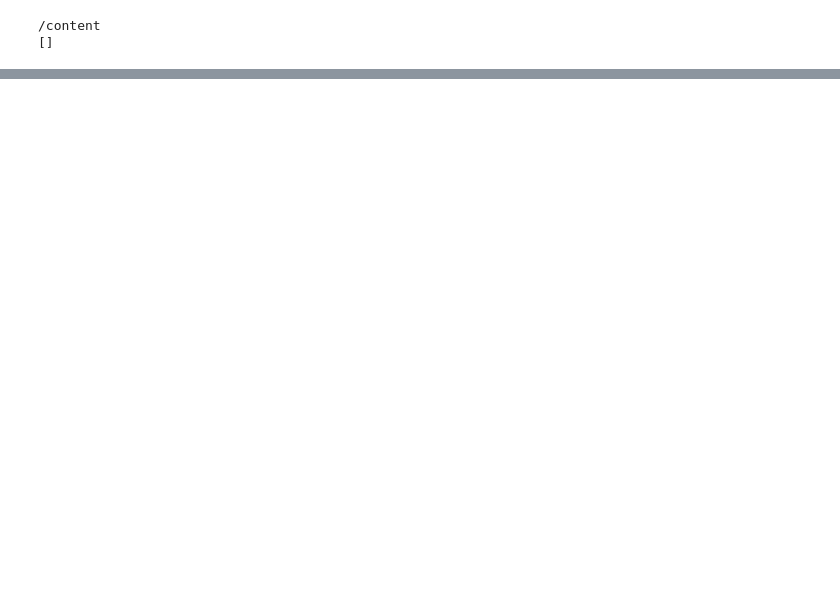
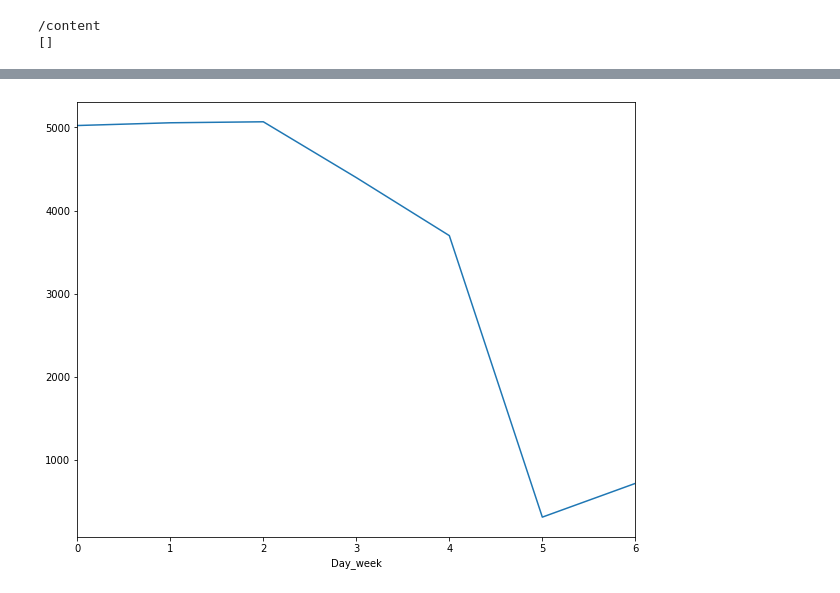
Before and after one commit to Aditya-11/Eron-Email-Analysis, a Jupyter notebook: python_project.ipynb, the cells around one changed output, grey strips where cells are left out. Cells and saved outputs as stored; diff of their text form; code cells hidden in the pictures; blank space fills up the shorter version.

```diff
--- a/python_project.ipynb
+++ b/python_project.ipynb
@@ -68,0 +183,9 @@ print(df3)
+# %%
+# Day_week
+
+
+plt.figure(figsize = (10,8))
+
+figure1 = df1.loc[indices].groupby('Day_week')['Sender'].count().plot()
+# %% [output]
+[figure, added]
```
Also changed, not shown: parts of 5 cells of this notebook.
